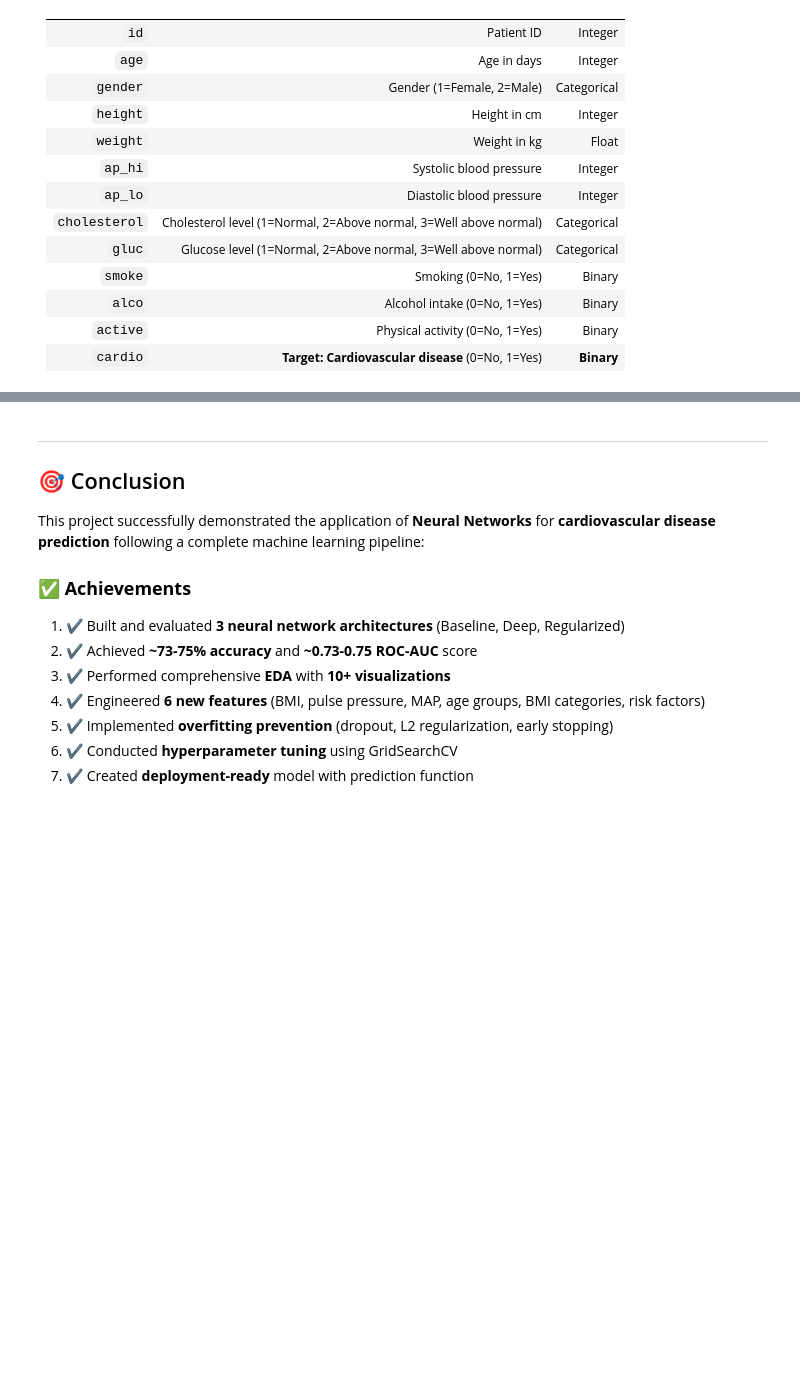
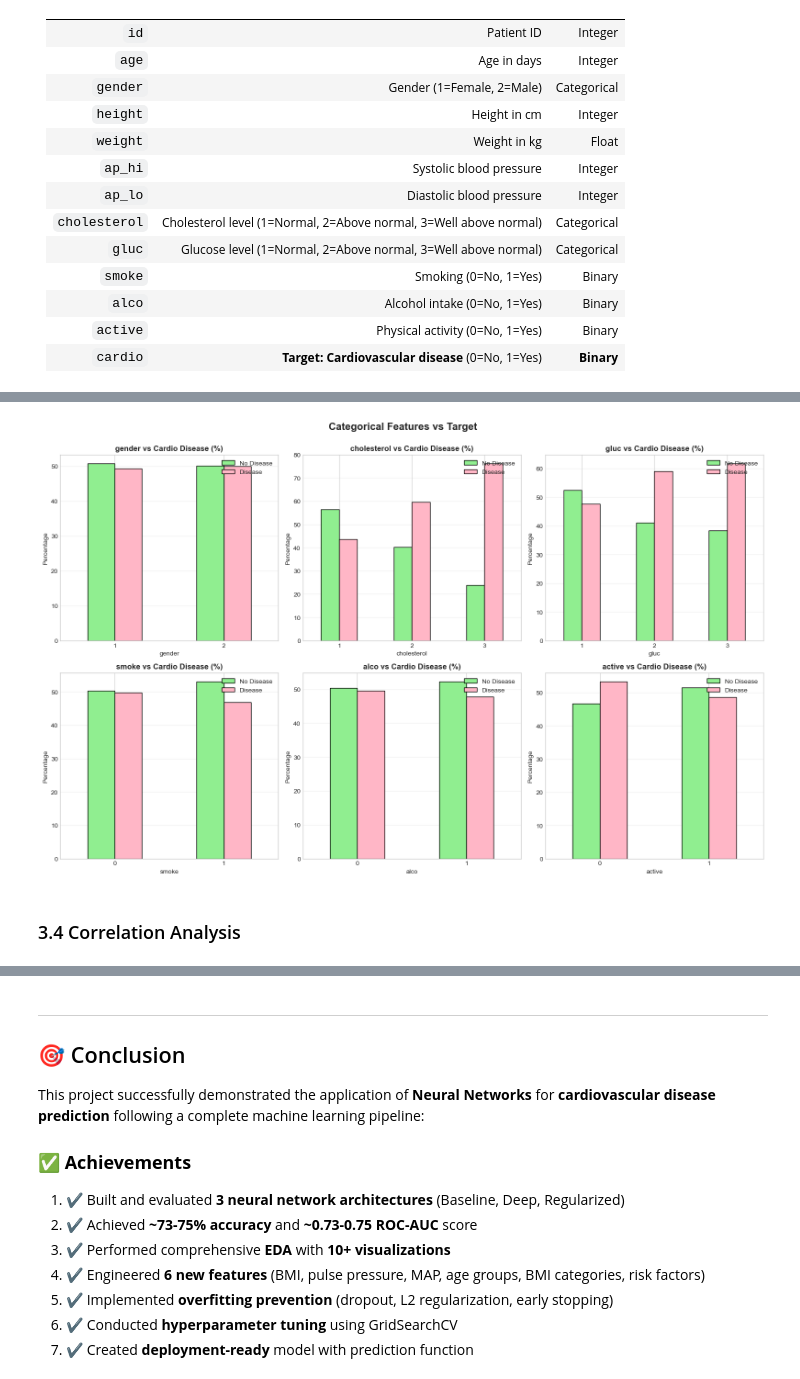
Before and after one commit to WingNTU/sc5002_lab4_assignment, a Jupyter notebook: cardio_disease_prediction.ipynb, the cells around one changed output, grey strips where cells are left out. Cells and saved outputs as stored; diff of their text form; code cells hidden in the pictures; blank space fills up the shorter version.

```diff
--- a/cardio_disease_prediction.ipynb
+++ b/cardio_disease_prediction.ipynb
@@ -112,18 +478,22 @@ df_clean.head()
 # %%
 # Categorical features vs target
 fig, axes = plt.subplots(2, 3, figsize=(16, 10))
 axes = axes.ravel()
 
 for idx, col in enumerate(categorical_features):
     cross_tab = pd.crosstab(df_clean[col], df_clean['cardio'], normalize='index') * 100
     cross_tab.plot(kind='bar', ax=axes[idx], color=['#90EE90', '#FFB6C6'], edgecolor='black')
     axes[idx].set_title(f'{col} vs Cardio Disease (%)', fontsize=12, fontweight='bold')
     axes[idx].set_xlabel(col, fontsize=10)
     axes[idx].set_ylabel('Percentage', fontsize=10)
     axes[idx].legend(['No Disease', 'Disease'], loc='upper right')
     axes[idx].grid(axis='y', alpha=0.3)
-    axes[idx].set_xrotation(0)
+    axes[idx].tick_params(axis='x', rotation=0)
 
 plt.suptitle('Categorical Features vs Target', fontsize=16, fontweight='bold', y=1.00)
 plt.tight_layout()
 plt.show()
+# %% [output]
+[figure, added]
+# %% [markdown]
+### 3.4 Correlation Analysis
```
Also changed, not shown: parts of 147 cells of this notebook.
